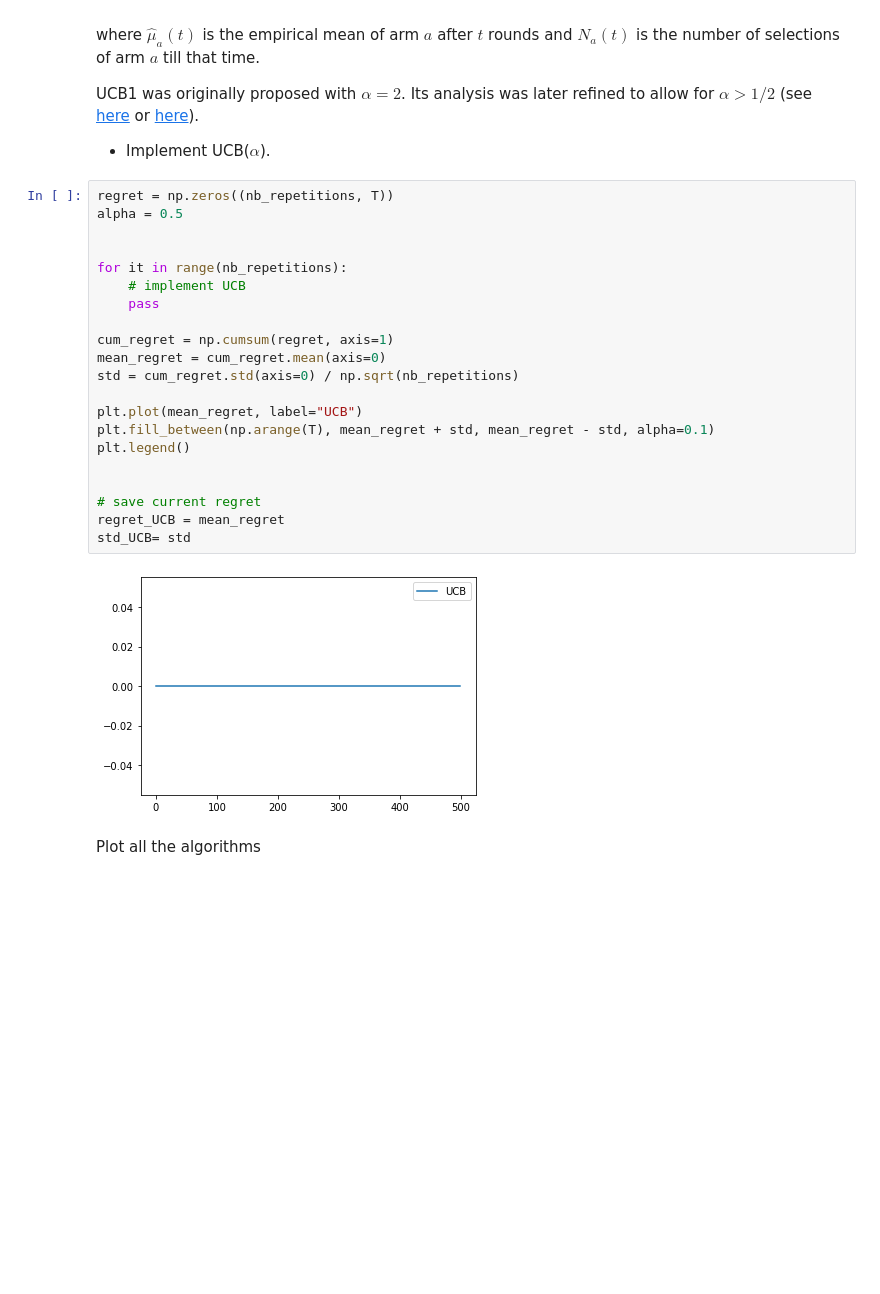
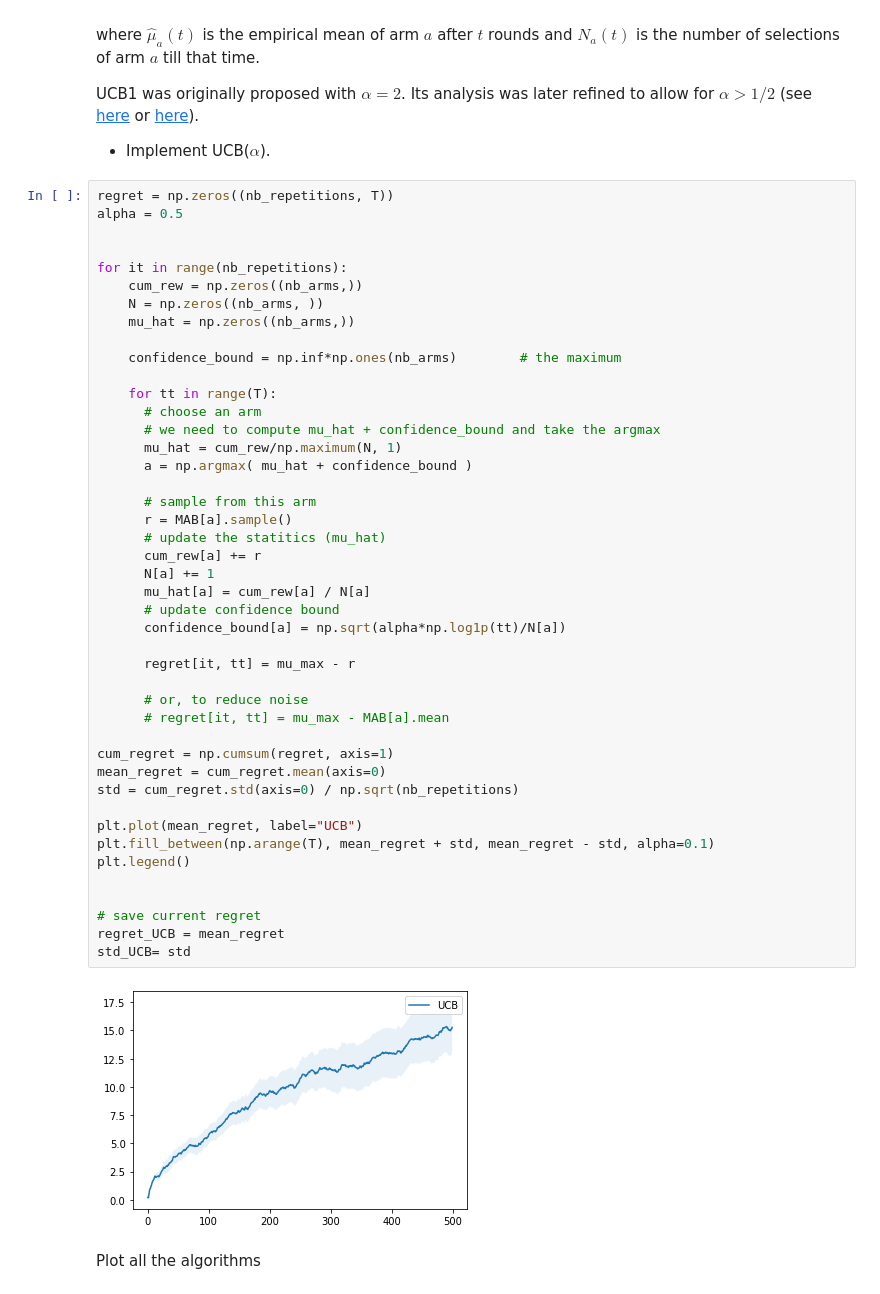
Before and after one commit to Kabongosalomon/Introduction-RL, a Jupyter notebook: Session 04/AMMI_(MAB)_Exercise.ipynb, the cells around one changed output. Cells and saved outputs as stored; diff of their text form; blank space fills up the shorter version.

```diff
--- a/Session 04/AMMI_(MAB)_Exercise.ipynb
+++ b/Session 04/AMMI_(MAB)_Exercise.ipynb
@@ -115,26 +115,49 @@ UCB1 was originally proposed with $\alpha = 2$. Its analysis was later refined t
 # %%
 regret = np.zeros((nb_repetitions, T))
 alpha = 0.5
 
 
 for it in range(nb_repetitions):
-    # implement UCB
-    pass
+    cum_rew = np.zeros((nb_arms,))
+    N = np.zeros((nb_arms, ))
+    mu_hat = np.zeros((nb_arms,))
+
+    confidence_bound = np.inf*np.ones(nb_arms)        # the maximum
+
+    for tt in range(T):
+      # choose an arm
+      # we need to compute mu_hat + confidence_bound and take the argmax
+      mu_hat = cum_rew/np.maximum(N, 1)
+      a = np.argmax( mu_hat + confidence_bound )
+
+      # sample from this arm
+      r = MAB[a].sample()
+      # update the statitics (mu_hat)
+      cum_rew[a] += r
+      N[a] += 1
+      mu_hat[a] = cum_rew[a] / N[a]
+      # update confidence bound
+      confidence_bound[a] = np.sqrt(alpha*np.log1p(tt)/N[a])
+
+      regret[it, tt] = mu_max - r
+
+      # or, to reduce noise
+      # regret[it, tt] = mu_max - MAB[a].mean
 
 cum_regret = np.cumsum(regret, axis=1)
 mean_regret = cum_regret.mean(axis=0)
 std = cum_regret.std(axis=0) / np.sqrt(nb_repetitions)
 
 plt.plot(mean_regret, label="UCB")
 plt.fill_between(np.arange(T), mean_regret + std, mean_regret - std, alpha=0.1)
 plt.legend()
 
 
 # save current regret
 regret_UCB = mean_regret
 std_UCB= std
 # %% [output]
-[figure, old version]
+[figure, new version]
 # %% [markdown]
 Plot all the algorithms
 # %%
```
